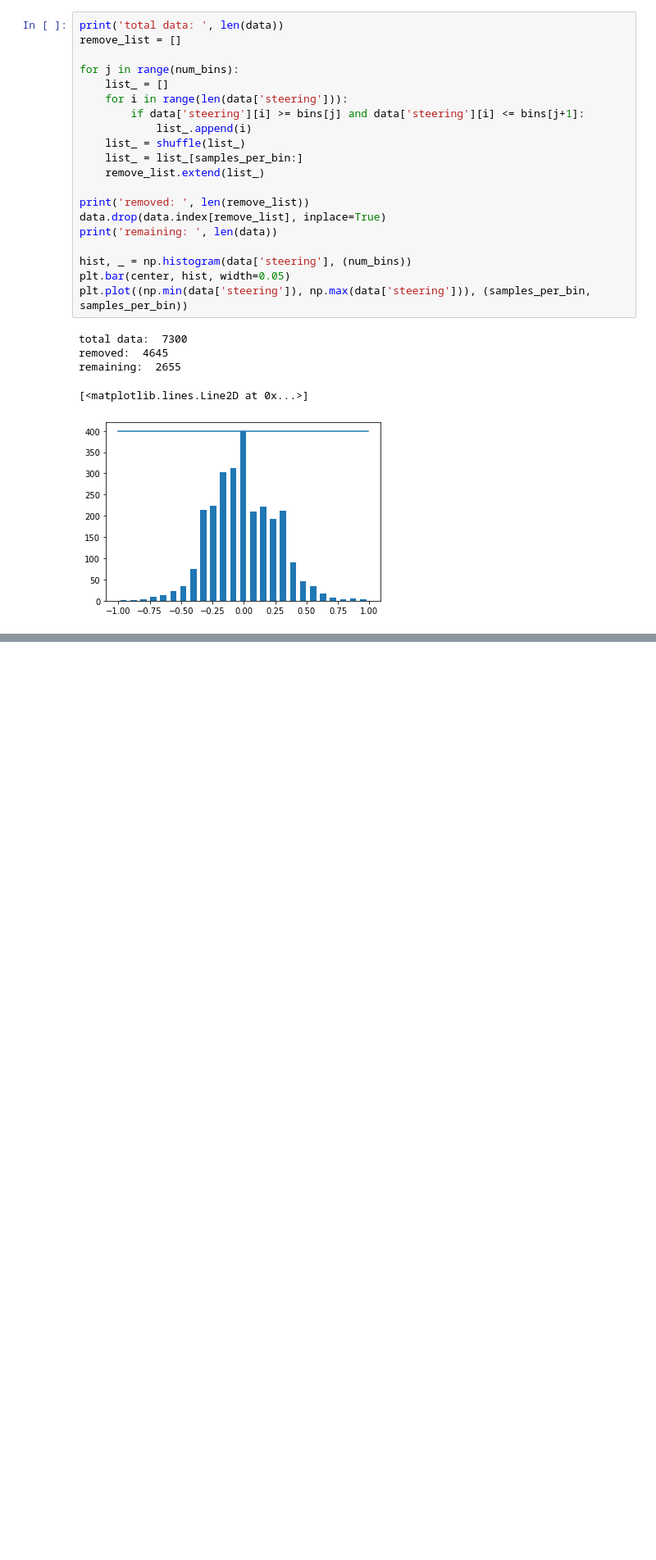
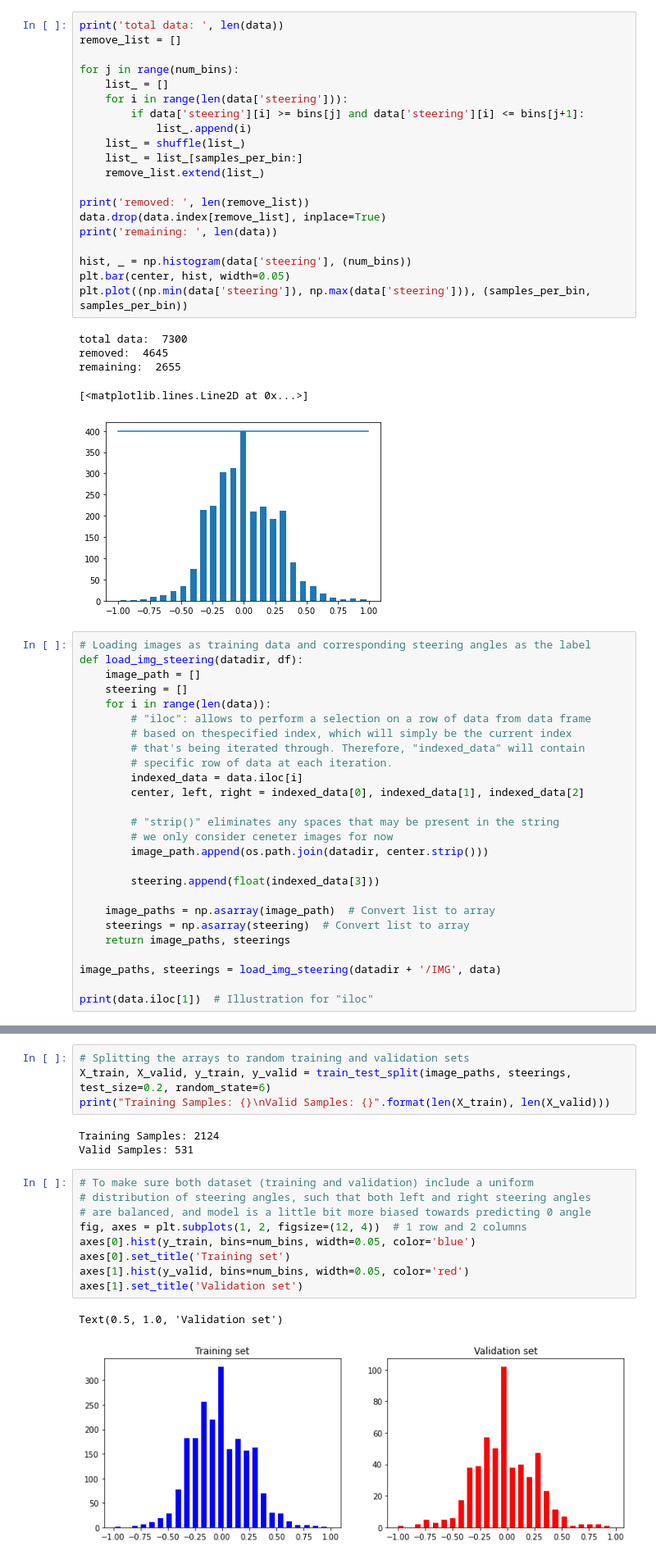
Before and after one commit to hpt1988/Applied-Deep-Learning_The-Complete-Self-Driving-Car-Course, a Jupyter notebook: behavioural_cloning/behavioural_cloning.ipynb, the cells around one changed output, grey strips where cells are left out. Shown at 82% size. Saved outputs shown, nothing was run; the diff lists cells and outputs as text; blank space fills up the shorter version.

Commit message:
training and validation set defined and visualized

```diff
--- a/behavioural_cloning/behavioural_cloning.ipynb
+++ b/behavioural_cloning/behavioural_cloning.ipynb
@@ -94,3 +95,29 @@ removed:  4645
 remaining:  2655
 [<matplotlib.lines.Line2D at 0x...>]
 [figure]
+# %%
+# Loading images as training data and corresponding steering angles as the label
+def load_img_steering(datadir, df):
+    image_path = []
+    steering = []
+    for i in range(len(data)):
+        # "iloc": allows to perform a selection on a row of data from data frame
+        # based on thespecified index, which will simply be the current index
+        # that's being iterated through. Therefore, "indexed_data" will contain
+        # specific row of data at each iteration.
+        indexed_data = data.iloc[i]
+        center, left, right = indexed_data[0], indexed_data[1], indexed_data[2]
+
+        # "strip()" eliminates any spaces that may be present in the string
+        # we only consider ceneter images for now
+        image_path.append(os.path.join(datadir, center.strip()))
+
+        steering.append(float(indexed_data[3]))
+
+    image_paths = np.asarray(image_path)  # Convert list to array
+    steerings = np.asarray(steering)  # Convert list to array
+    return image_paths, steerings
+
+image_paths, steerings = load_img_steering(datadir + '/IMG', data)
+
+print(data.iloc[1])  # Illustration for "iloc"
@@ -96,0 +133,19 @@ remaining:  2655
+# %%
+# Splitting the arrays to random training and validation sets
+X_train, X_valid, y_train, y_valid = train_test_split(image_paths, steerings, test_size=0.2, random_state=6)
+print("Training Samples: {}\nValid Samples: {}".format(len(X_train), len(X_valid)))
+# %% [output]
+Training Samples: 2124
+Valid Samples: 531
+# %%
+# To make sure both dataset (training and validation) include a uniform
+# distribution of steering angles, such that both left and right steering angles
+# are balanced, and model is a little bit more biased towards predicting 0 angle
+fig, axes = plt.subplots(1, 2, figsize=(12, 4))  # 1 row and 2 columns
+axes[0].hist(y_train, bins=num_bins, width=0.05, color='blue')
+axes[0].set_title('Training set')
+axes[1].hist(y_valid, bins=num_bins, width=0.05, color='red')
+axes[1].set_title('Validation set')
+# %% [output]
+Text(0.5, 1.0, 'Validation set')
+[figure, added]
```
Also changed, not shown: parts of 3 cells of this notebook.
